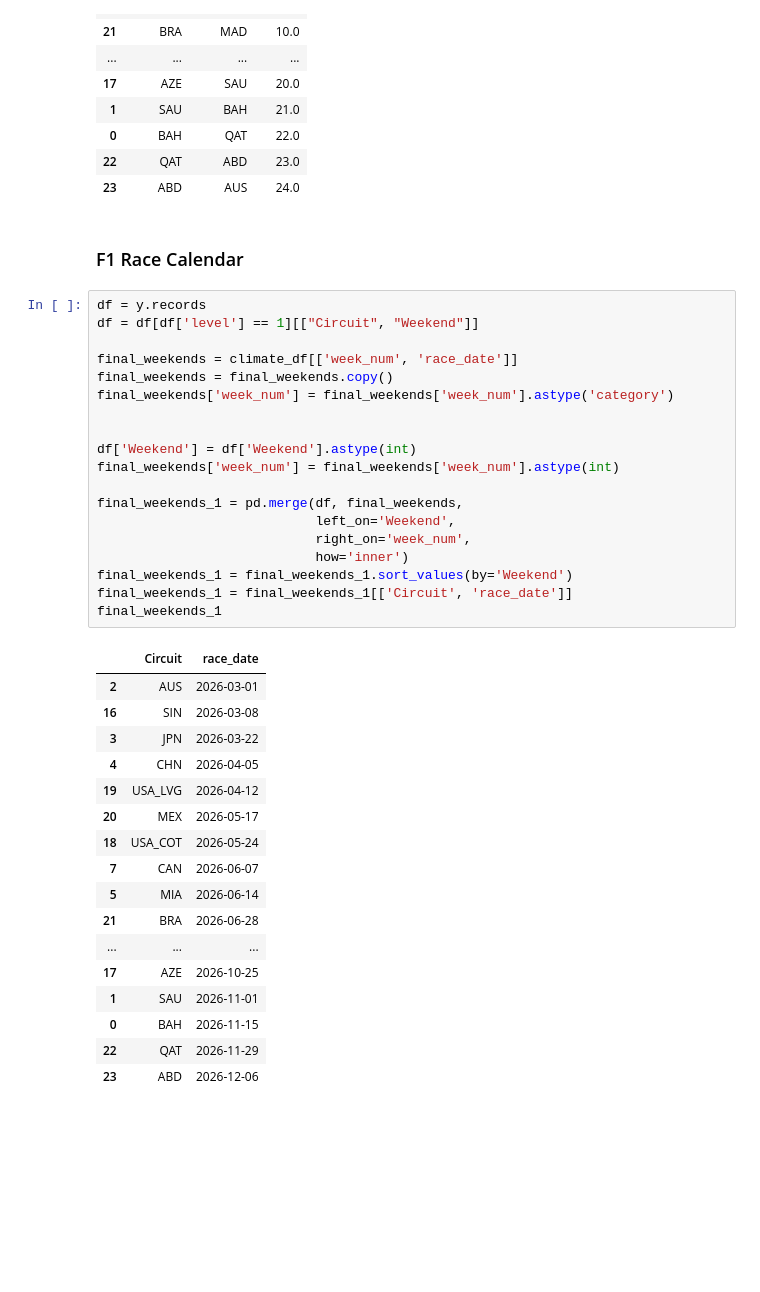
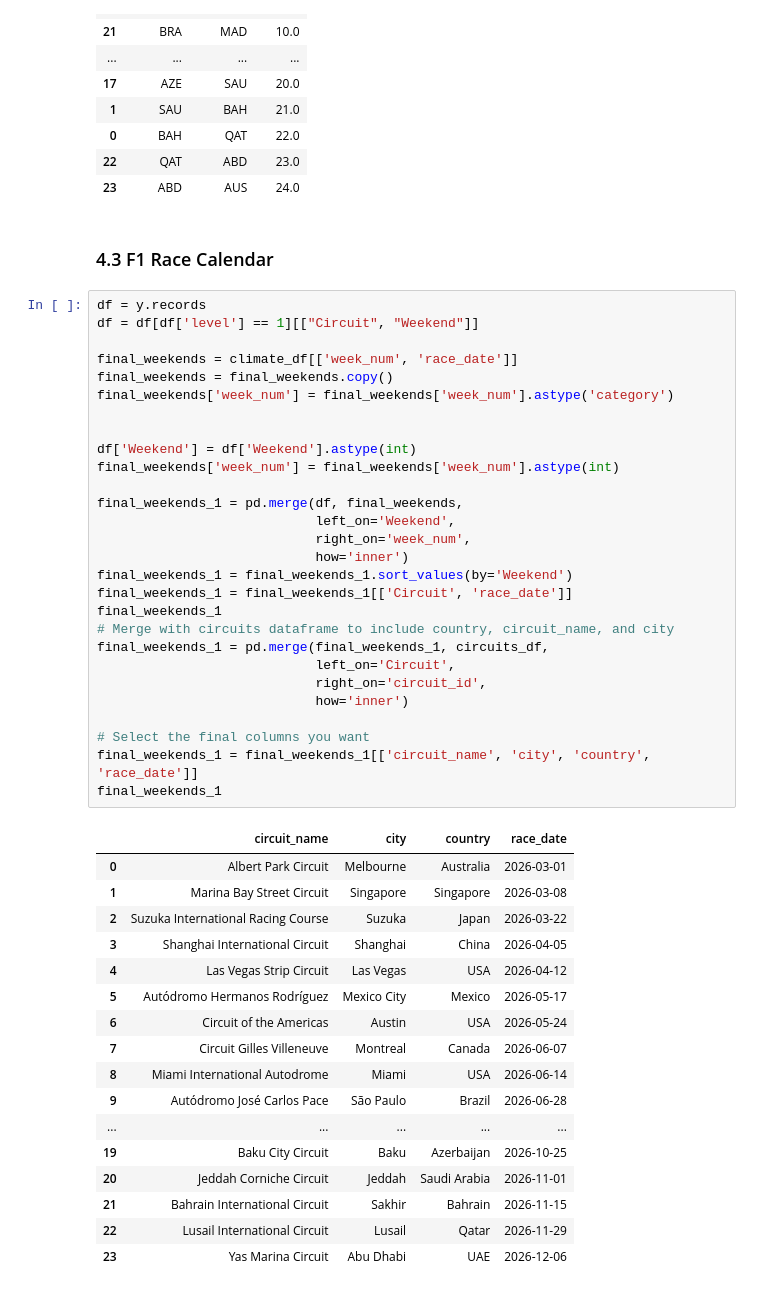
Before and after one commit to GokulnathUW/f1-calendar-optimization, a Jupyter notebook: model.ipynb, the cells around one changed output. Saved outputs shown, nothing was run; the diff lists cells and outputs as text; blank space fills up the shorter version.

```diff
--- a/model.ipynb
+++ b/model.ipynb
@@ -395,41 +485,50 @@ pd.merge(df1, df2, left_on = 'Circuit_0', right_on = 'Circuit').sort_values(by='
 | 22 | QAT | ABD | 23.0 |
 | 23 | ABD | AUS | 24.0 |
 # %% [markdown]
-### F1 Race Calendar
+### 4.3 F1 Race Calendar
 # %%
 df = y.records
 df = df[df['level'] == 1][["Circuit", "Weekend"]]
 
 final_weekends = climate_df[['week_num', 'race_date']]
 final_weekends = final_weekends.copy()
 final_weekends['week_num'] = final_weekends['week_num'].astype('category')
 
 
 df['Weekend'] = df['Weekend'].astype(int)
 final_weekends['week_num'] = final_weekends['week_num'].astype(int)
 
 final_weekends_1 = pd.merge(df, final_weekends,
                             left_on='Weekend',
                             right_on='week_num',
                             how='inner')
 final_weekends_1 = final_weekends_1.sort_values(by='Weekend')
 final_weekends_1 = final_weekends_1[['Circuit', 'race_date']]
 final_weekends_1
+# Merge with circuits dataframe to include country, circuit_name, and city
+final_weekends_1 = pd.merge(final_weekends_1, circuits_df,
+                            left_on='Circuit',
+                            right_on='circuit_id',
+                            how='inner')
+
+# Select the final columns you want
+final_weekends_1 = final_weekends_1[['circuit_name', 'city', 'country',  'race_date']]
+final_weekends_1
 # %% [output]
-|  | Circuit | race_date |
-| 2 | AUS | 2026-03-01 |
-| 16 | SIN | 2026-03-08 |
-| 3 | JPN | 2026-03-22 |
-| 4 | CHN | 2026-04-05 |
-| 19 | USA_LVG | 2026-04-12 |
-| 20 | MEX | 2026-05-17 |
-| 18 | USA_COT | 2026-05-24 |
-| 7 | CAN | 2026-06-07 |
-| 5 | MIA | 2026-06-14 |
-| 21 | BRA | 2026-06-28 |
-| ... | ... | ... |
-| 17 | AZE | 2026-10-25 |
-| 1 | SAU | 2026-11-01 |
-| 0 | BAH | 2026-11-15 |
-| 22 | QAT | 2026-11-29 |
-| 23 | ABD | 2026-12-06 |
+|  | circuit_name | city | country | race_date |
+| 0 | Albert Park Circuit | Melbourne | Australia | 2026-03-01 |
+| 1 | Marina Bay Street Circuit | Singapore | Singapore | 2026-03-08 |
+| 2 | Suzuka International Racing Course | Suzuka | Japan | 2026-03-22 |
+| 3 | Shanghai International Circuit | Shanghai | China | 2026-04-05 |
+| 4 | Las Vegas Strip Circuit | Las Vegas | USA | 2026-04-12 |
+| 5 | Autódromo Hermanos Rodríguez | Mexico City | Mexico | 2026-05-17 |
+| 6 | Circuit of the Americas | Austin | USA | 2026-05-24 |
+| 7 | Circuit Gilles Villeneuve | Montreal | Canada | 2026-06-07 |
+| 8 | Miami International Autodrome | Miami | USA | 2026-06-14 |
+| 9 | Autódromo José Carlos Pace | São Paulo | Brazil | 2026-06-28 |
+| ... | ... | ... | ... | ... |
+| 19 | Baku City Circuit | Baku | Azerbaijan | 2026-10-25 |
+| 20 | Jeddah Corniche Circuit | Jeddah | Saudi Arabia | 2026-11-01 |
+| 21 | Bahrain International Circuit | Sakhir | Bahrain | 2026-11-15 |
+| 22 | Lusail International Circuit | Lusail | Qatar | 2026-11-29 |
+| 23 | Yas Marina Circuit | Abu Dhabi | UAE | 2026-12-06 |
```
Also changed, not shown: parts of 7 cells of this notebook.
